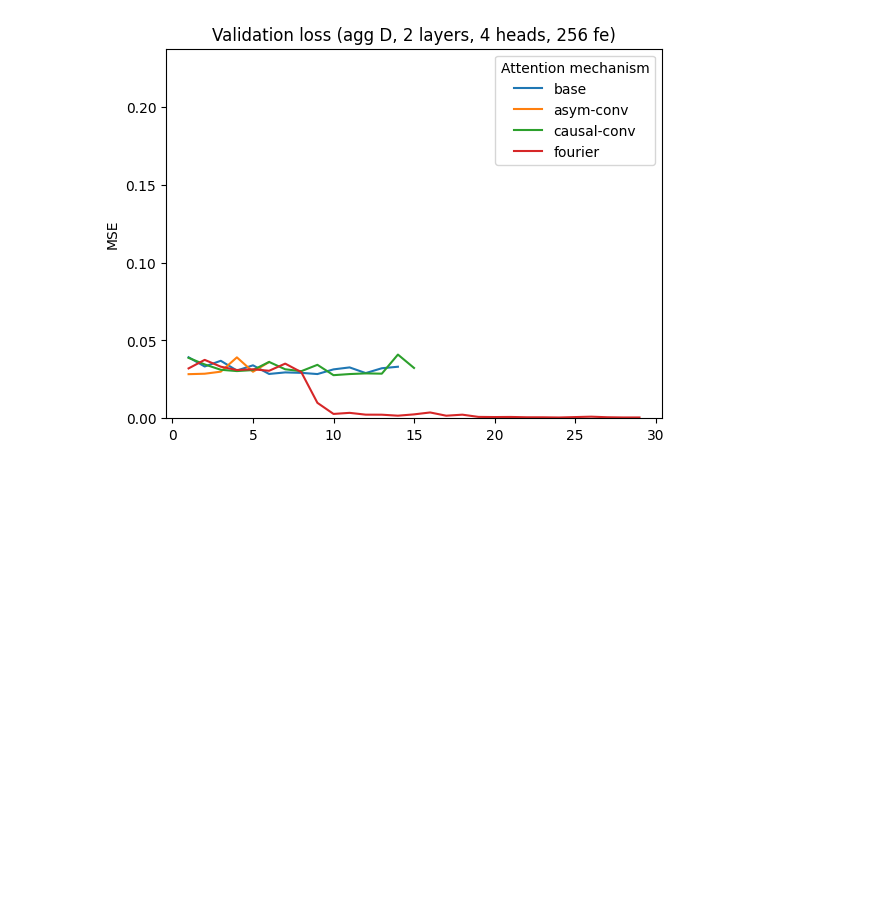
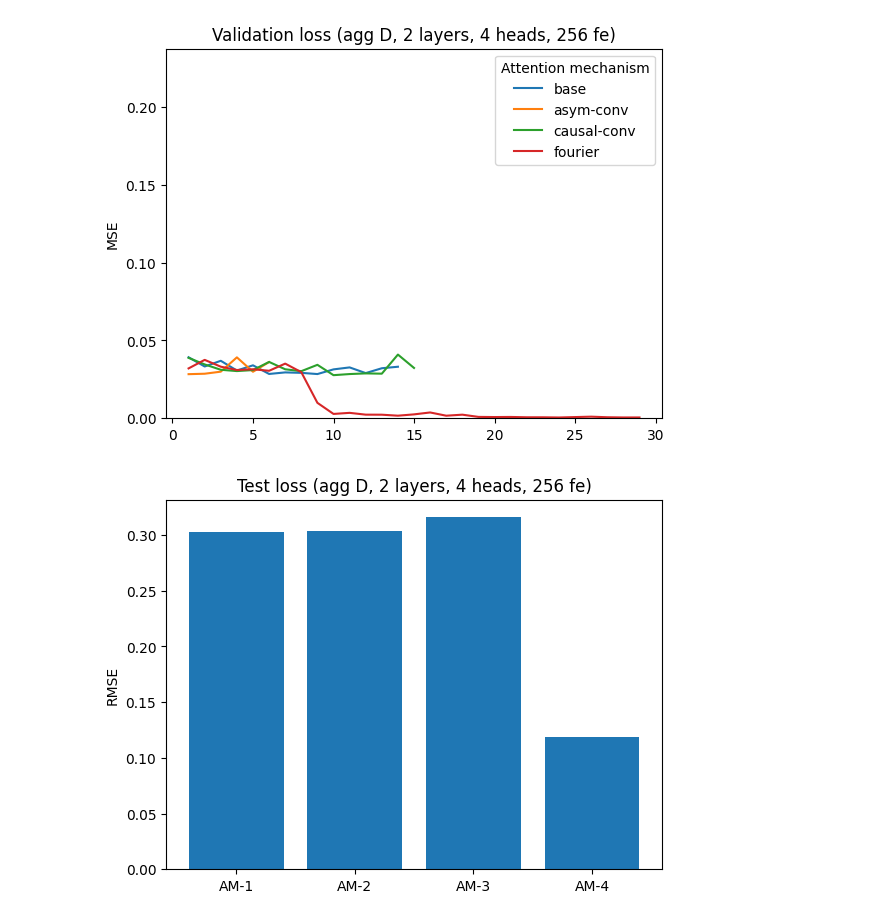
Before and after one commit to avhou/dne, a Jupyter notebook: code/figures.ipynb, the cells around one changed output. Cells and saved outputs as stored; diff of their text form; code cells hidden in the pictures; blank space fills up the shorter version.

Commit message:
add readme and extra test image

```diff
--- a/code/figures.ipynb
+++ b/code/figures.ipynb
@@ -207,2 +207,48 @@ plot_validation_loss(train_val_loss_files, frequency, layers, heads, forward_exp
 # %% [output]
 [figure]
+# %%
+import numpy as np
+import pandas as pd
+import seaborn as sns
+import matplotlib.dates as md
+import matplotlib.pyplot as plt
+import seaborn as sns
+import matplotlib.pyplot as plt
+from typing import *
+import os
+import building_blocks
+from utils import ConfigSettings
+
+
+from importlib import reload
+reload(building_blocks)
+from building_blocks import *
+
+def plot_test_loss(files: list[tuple[str,str]], freq: str, layers: int, heads: int, fe: int):
+    average_mses = []
+    for encoder_type, file in files:
+        data = pd.read_pickle(file)
+        average_mse = np.average(data["test"])
+        average_mses.append(average_mse)
+
+    average_rmse = np.sqrt(average_mses)
+    encoder_types = [encoder_type for encoder_type, _ in files]
+    plt.bar(["AM-1", "AM-2", "AM-3", "AM-4"], average_rmse, label=encoder_type)
+    plt.title(f"Test loss (agg {freq}, {layers} layers, {heads} heads, {fe} fe)")
+    plt.ylabel("RMSE")
+    plt.savefig("./figures/test_loss_comparison.png", bbox_inches='tight')
+    plt.show()
+
+
+frequency = "D"
+layers = 2
+heads = 4
+forward_expansion = 256
+encoder_types = ["base","causal-conv","asym-conv", "fourier"]
+cf = ConfigSettings(config_path='config.ini')
+
+test_loss_files = [(encoder_type, f"./weights/elia-{encoder_type}-transformer-freq{frequency}-layers{layers}-heads{heads}-fe{forward_expansion}_test_losses.pkl") for encoder_type in encoder_types]
+
+plot_test_loss(test_loss_files, frequency, layers, heads, forward_expansion)
+# %% [output]
+[figure, added]
```
Also changed, not shown: parts of 1 cell of this notebook, 8 other files.
